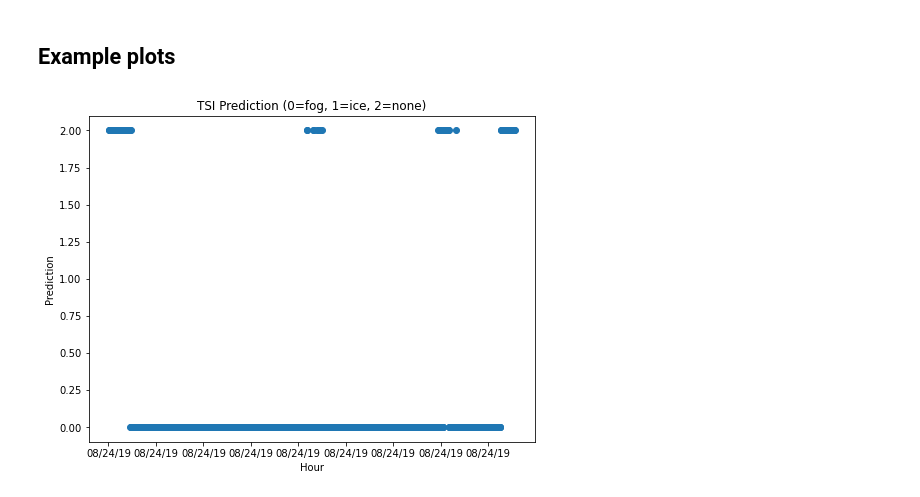
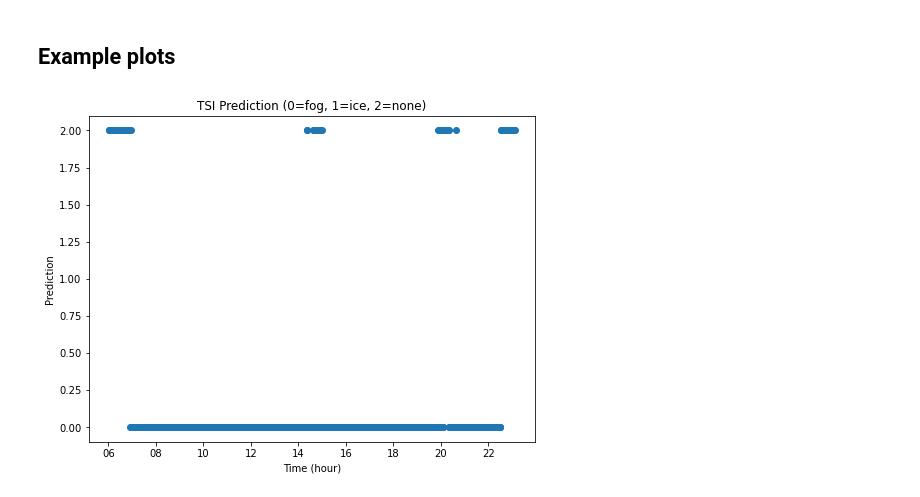
Before and after one commit to torbsorensen/TSI_classifier, a Jupyter notebook: CSV_to_xarray_and_plot.ipynb, the cells around one changed output. Drawn from its saved outputs; the diff is of its cells as text; code cells hidden in the pictures.

```diff
--- a/CSV_to_xarray_and_plot.ipynb
+++ b/CSV_to_xarray_and_plot.ipynb
@@ -69,24 +70,26 @@ Adding 270 / 272 : 20170626.csv
 Adding 271 / 272 : 20160623.csv
 Adding 272 / 272 : 20140530.csv
 Saved as predictions/timeseries.nc
+# %%
+ds = xr.open_dataset(savename)
 # %% [markdown]
 ## Example plots
 # %%
 # plot a specific day of predictions
 
 time = '20190824'
 
 ds_sel = ds.sel(time=time)
 
 fig, ax = plt.subplots(figsize=(8,6))
 ds_sel.plot.scatter(x='time',y='prediction')
 plt.title('TSI Prediction (0=fog, 1=ice, 2=none)')
-ax.xaxis.set_major_formatter(mdates.DateFormatter('%D'))
-plt.xlabel('Hour')
+ax.xaxis.set_major_formatter(mdates.DateFormatter('%H'))
+plt.xlabel('Time (hour)')
 plt.ylabel('Prediction')
 plt.show()
 # %% [output]
-[figure, old version]
+[figure, new version]
 # %%
 # plot a specific day of predictions above a threshold
 
```
Also changed, not shown: parts of 7 cells of this notebook, 1 other file.
